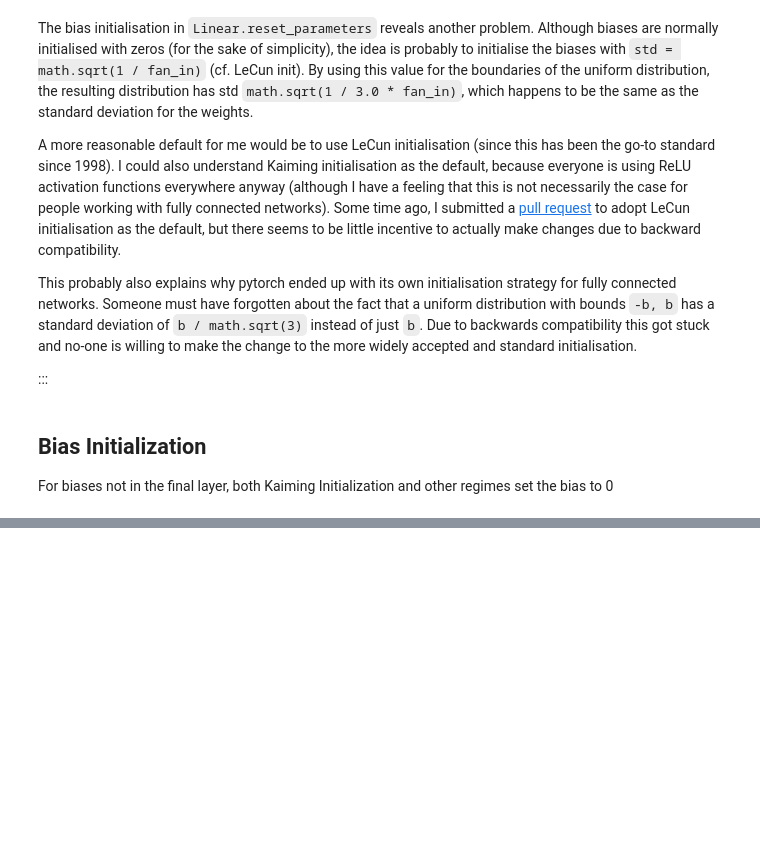
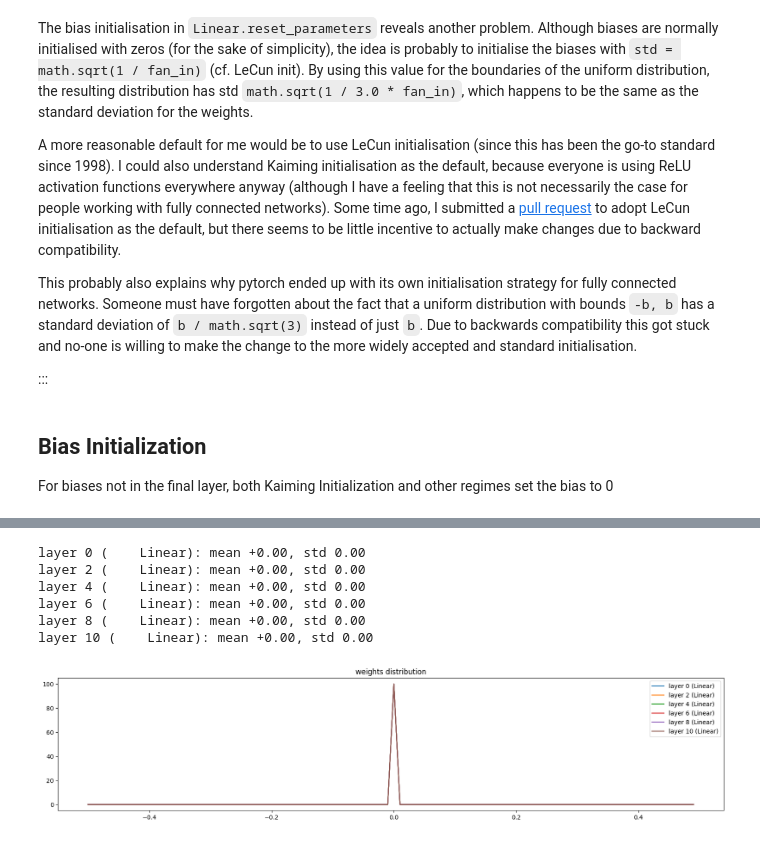
Before and after one commit to sam-watts/blog, a Jupyter notebook: notes/karpathy-zero-to-hero/3.ipynb, the cells around one changed output, grey strips where cells are left out. Drawn from its saved outputs; the diff is of its cells as text; code cells hidden in the pictures; blank space fills up the shorter version.

```diff
--- a/notes/karpathy-zero-to-hero/3.ipynb
+++ b/notes/karpathy-zero-to-hero/3.ipynb
@@ -191,0 +450,21 @@ issues, eg. Layer Normalization
+# %%
+# visualize histograms
+plt.figure(figsize=(20, 4)) # width and height of the plot
+legends = []
+for i, layer in enumerate(layers): # note: exclude the output layer
+  if isinstance(layer, Linear):
+    t = layer.weight
+    print('layer %d (%10s): mean %+.2f, std %.2f' % (i, layer.__class__.__name__, t.mean(), t.std()))
+    hy, hx = torch.histogram(t, density=True)
+    plt.plot(hx[:-1].detach(), hy.detach())
+    legends.append(f'layer {i} ({layer.__class__.__name__})')
+plt.legend(legends);
+plt.title('weights distribution');
+# %% [output]
+layer 0 (    Linear): mean +0.00, std 0.00
+layer 2 (    Linear): mean +0.00, std 0.00
+layer 4 (    Linear): mean +0.00, std 0.00
+layer 6 (    Linear): mean +0.00, std 0.00
+layer 8 (    Linear): mean +0.00, std 0.00
+layer 10 (    Linear): mean +0.00, std 0.00
+[figure, added]
```
Also changed, not shown: parts of 29 cells of this notebook.
